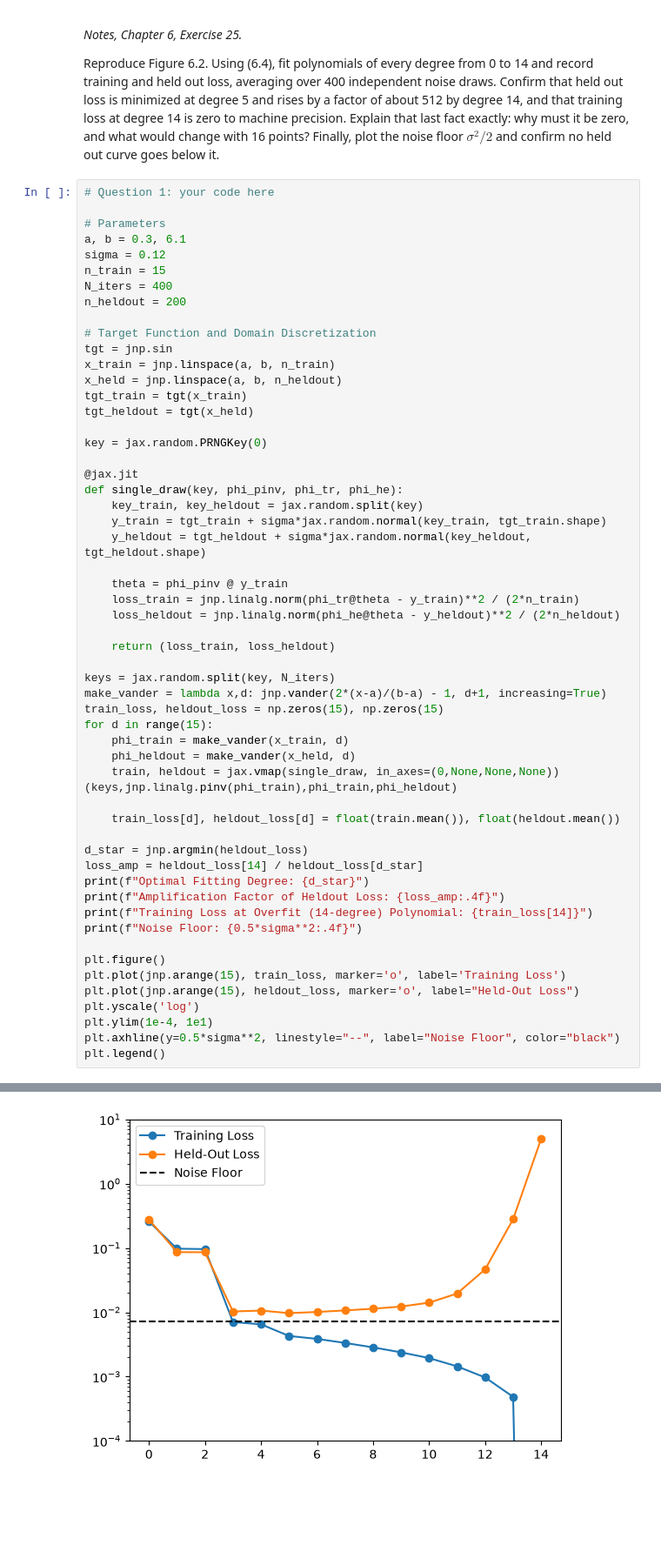
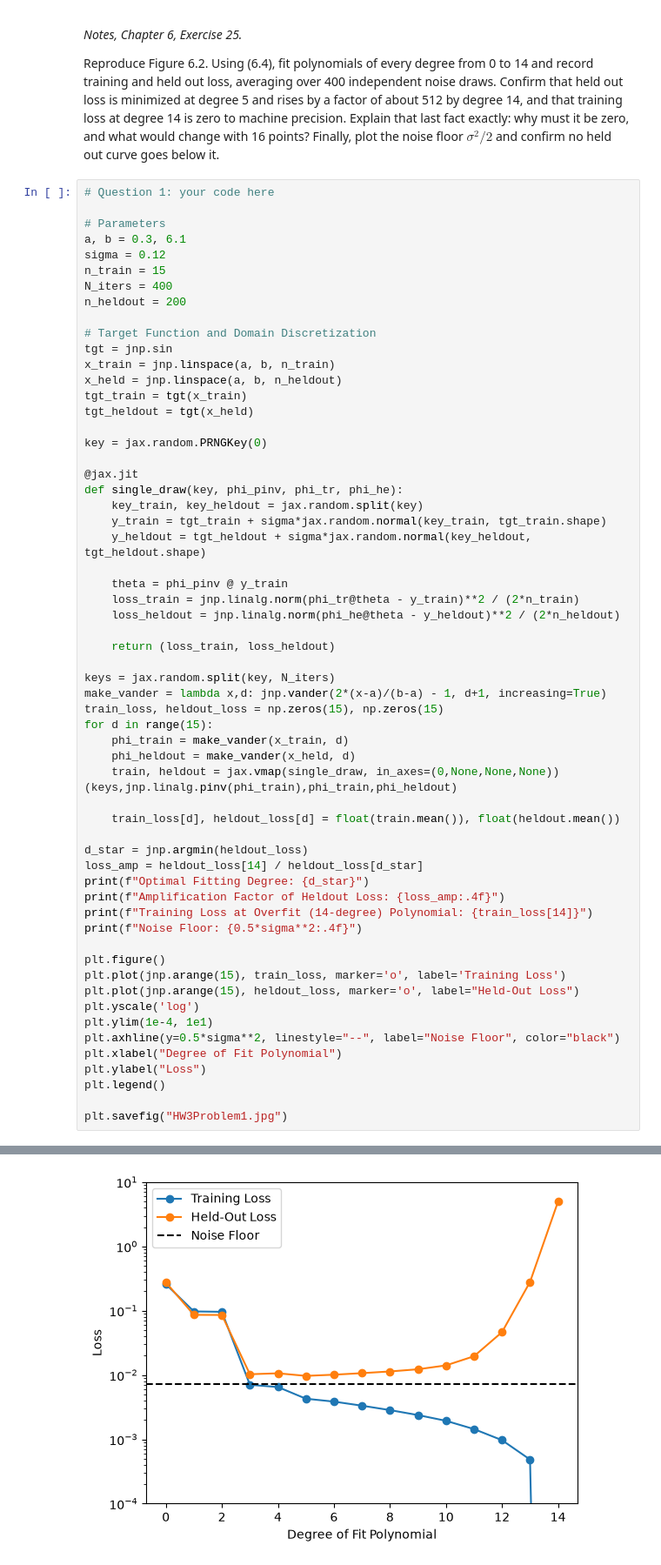
Before and after one commit to akhilghar/COE379L.1, a Jupyter notebook: HW3/Assignment_3-3.ipynb, the cells around one changed output, grey strips where cells are left out. Shown at 87% size. Cells and saved outputs as stored; diff of their text form; blank space fills up the shorter version.

```diff
--- a/HW3/Assignment_3-3.ipynb
+++ b/HW3/Assignment_3-3.ipynb
@@ -95,7 +94,11 @@ plt.plot(jnp.arange(15), heldout_loss, marker='o', label="Held-Out Loss")
 plt.yscale('log')
 plt.ylim(1e-4, 1e1)
 plt.axhline(y=0.5*sigma**2, linestyle="--", label="Noise Floor", color="black")
+plt.xlabel("Degree of Fit Polynomial")
+plt.ylabel("Loss")
 plt.legend()
+
+plt.savefig("HW3Problem1.jpg")
 # %% [output]
 Optimal Fitting Degree: 5
 Amplification Factor of Heldout Loss: 513.6567
@@ -105,4 +107,4 @@ Noise Floor: 0.0072
-[figure, old version]
+[figure, new version]
 # %% [markdown]
 ---
 
```
Also changed, not shown: parts of 8 cells of this notebook, 9 other files.
